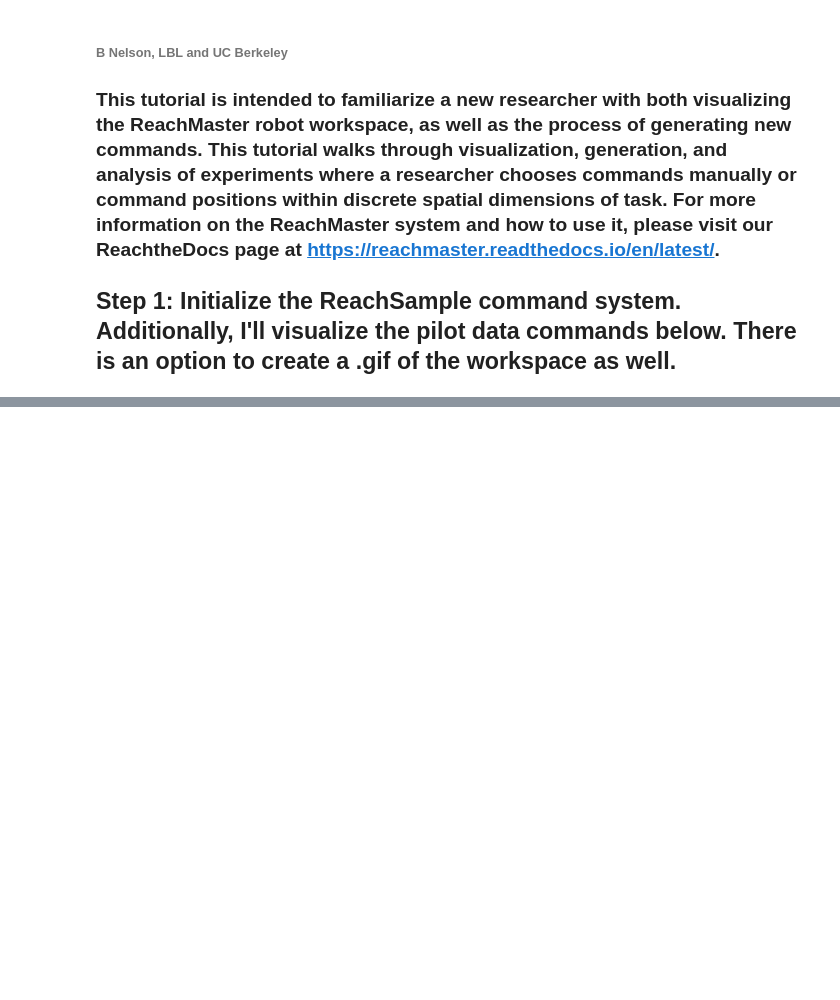
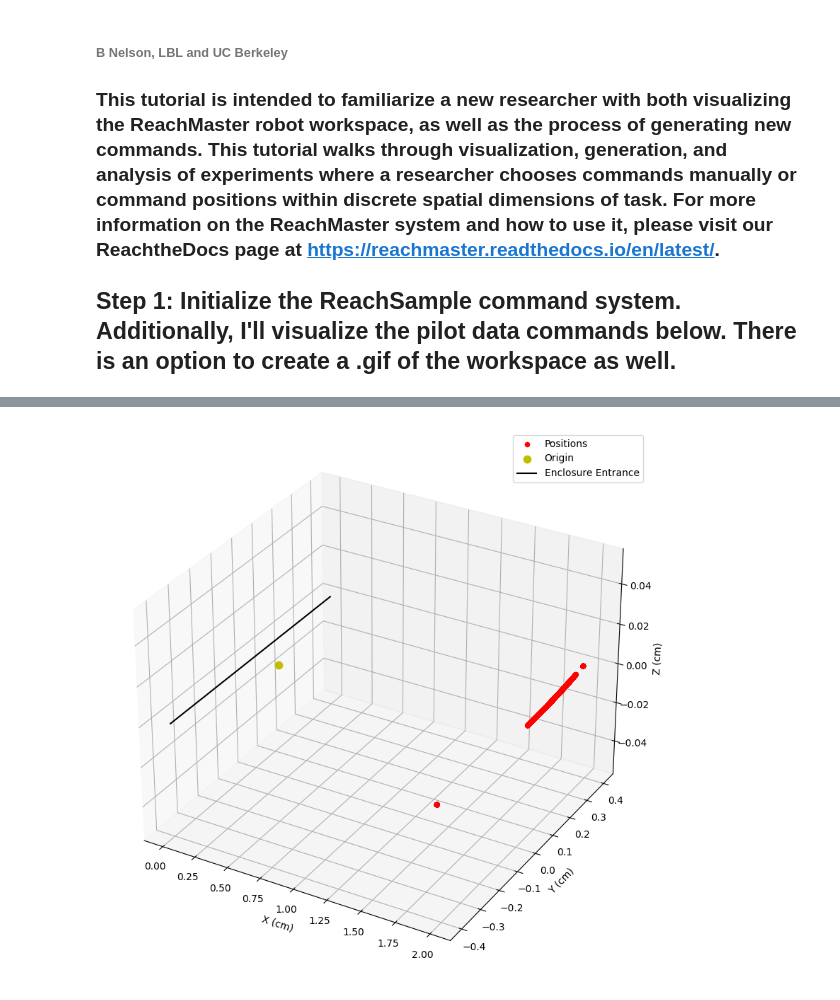
Before and after one commit to throneofshadow/ReachSample, a Jupyter notebook: notebooks/ReachSample_tutorial.ipynb, the cells around one changed output, grey strips where cells are left out. Saved outputs shown, nothing was run; the diff lists cells and outputs as text; code cells hidden in the pictures; blank space fills up the shorter version.

```diff
--- a/notebooks/ReachSample_tutorial.ipynb
+++ b/notebooks/ReachSample_tutorial.ipynb
@@ -20,0 +28,4 @@ ValueError: all the input array dimensions for the concatenation axis must match
+# %%
+RS_.create_theta_workspace(0.4, 2, 560, 9, sample=True, visualize = True)
+# %% [output]
+[figure, added]
```
Also changed, not shown: parts of 3 cells of this notebook, 3 other files.
